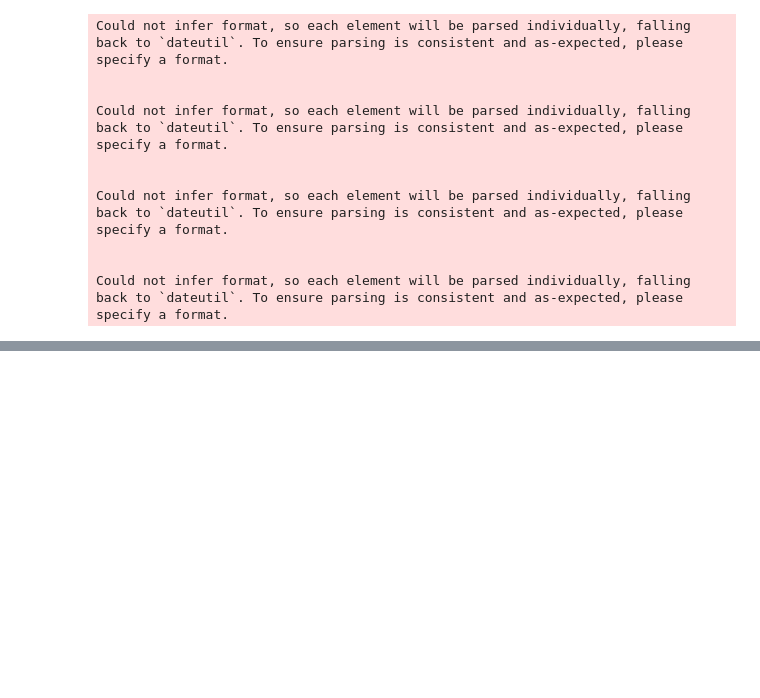
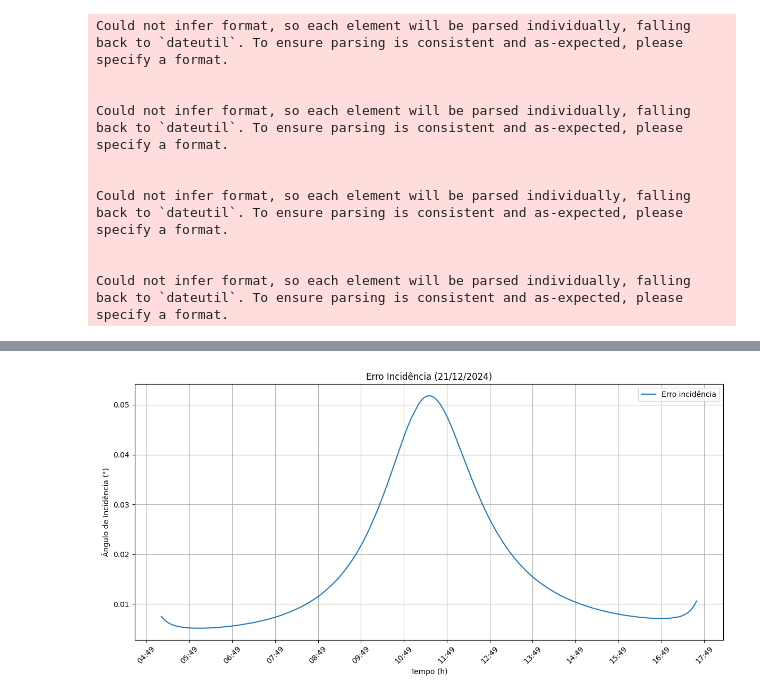
Before and after one commit to abcalheiros/dt_fotovoltaico, a Jupyter notebook: Resultados parciais_21_12_24.ipynb, the cells around one changed output, grey strips where cells are left out. Cells and saved outputs as stored; diff of their text form; code cells hidden in the pictures; blank space fills up the shorter version.

```diff
--- a/Resultados parciais_21_12_24.ipynb
+++ b/Resultados parciais_21_12_24.ipynb
@@ -241 +224,23 @@ Index(['Frame', 'Hora Solar', 'Ângulo de Incidência (°)', 'Elevação (°)',
+# %%
+#Comparação 2 - Ângulo de Incidência (Algoritmo x Blender)
+fig, ax = plt.subplots(figsize=(12,6))
+
+#Ângulo de Incidência em graus
+ax.plot(df23['Hora Solar'], df23['erro incidência'], label='Erro incidência')
+
+
+ax.set_ylabel('Ângulo de Incidência (°)')
+ax.set_xlabel('Tempo (h)')
+ax.set_title('Erro Incidência (21/12/2024)')
+
+ax.legend()
+ax.grid(True)
+
+ax.xaxis.set_major_formatter(mdates.DateFormatter('%H:%M'))
+ax.xaxis.set_major_locator(mdates.MinuteLocator(interval=60))
+plt.xticks(rotation=45)
+plt.tight_layout()
+plt.show()
+# %% [output]
+[figure, added]
 # %%
```
Also changed, not shown: parts of 15 cells of this notebook, 7 other files.
